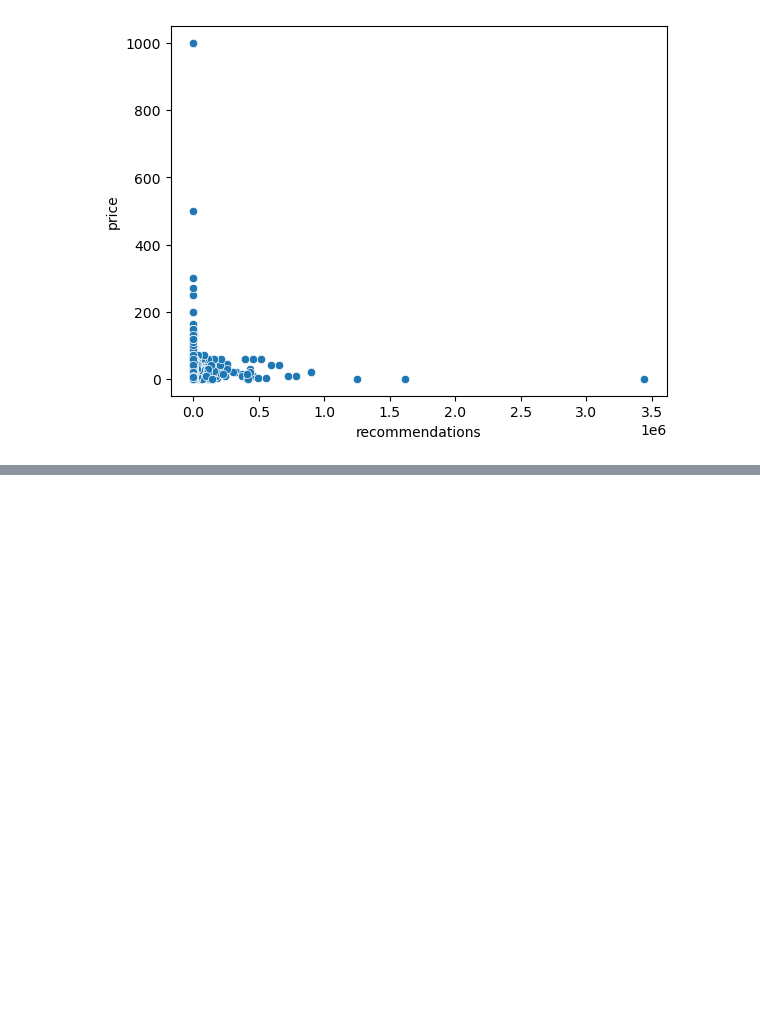
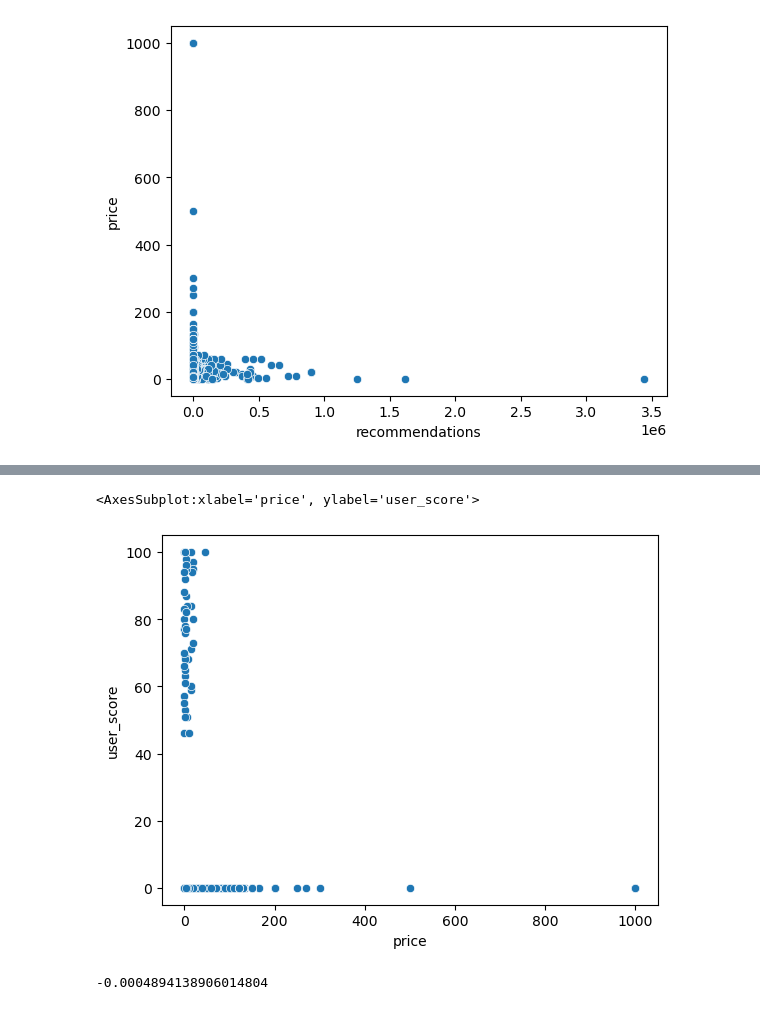
Before and after one commit to calebLSw/AI-1, a Jupyter notebook: Semester 1/Games/Unit 2 - Games.ipynb, the cells around one changed output, grey strips where cells are left out. Drawn from its saved outputs; the diff is of its cells as text; code cells hidden in the pictures; blank space fills up the shorter version.

```diff
--- a/Semester 1/Games/Unit 2 - Games.ipynb
+++ b/Semester 1/Games/Unit 2 - Games.ipynb
@@ -75,0 +92,9 @@ sns.scatterplot(data=df, x='recommendations', y='price')
+# %%
+sns.scatterplot(data=df, x="price", y="user_score")
+# %% [output]
+<AxesSubplot:xlabel='price', ylabel='user_score'>
+[figure, added]
+# %%
+df['price'].corr(df['user_score'])
+# %% [output]
+-0.0004894138906014804
```
Also changed, not shown: parts of 5 cells of this notebook, 5 other files.
